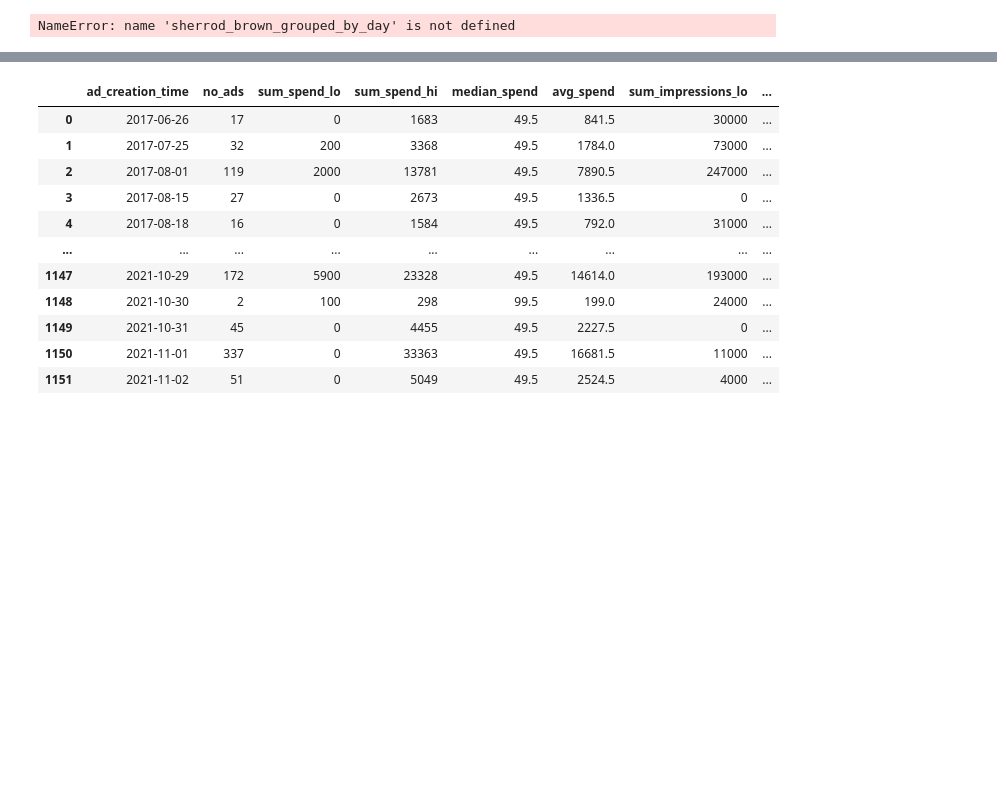
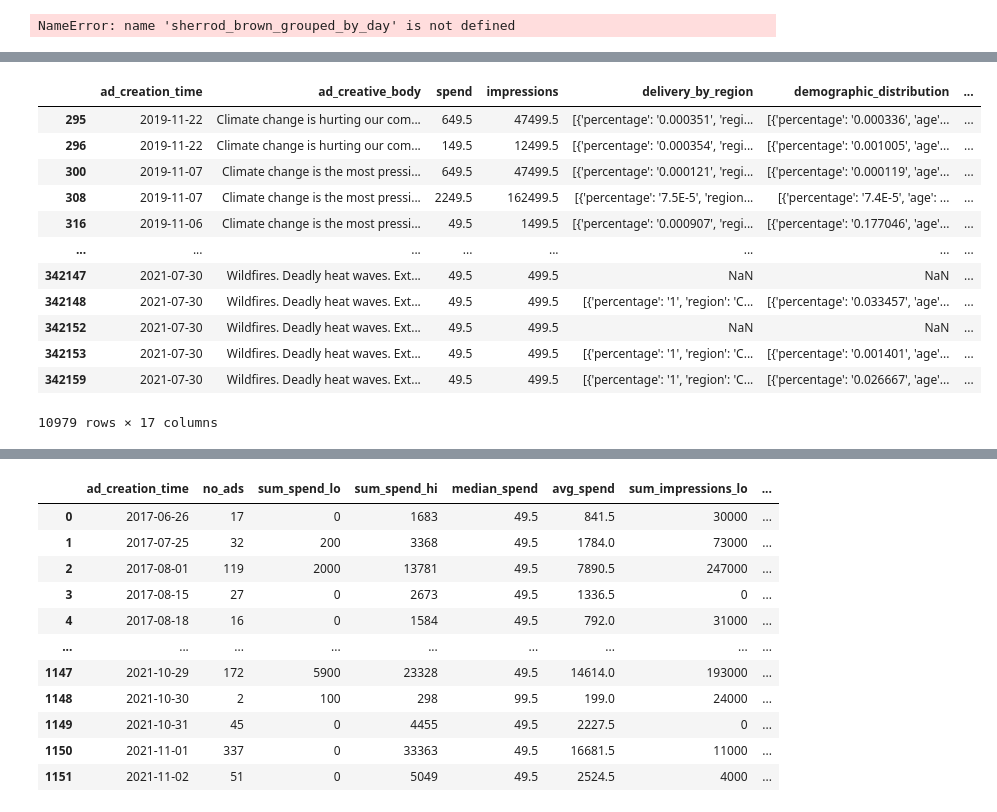
Before and after one commit to lrnz-asnprs/political-ad-api, a Jupyter notebook: notebooks/laurenz_notebook.ipynb, the cells around one changed output, grey strips where cells are left out. Saved outputs shown, nothing was run; the diff lists cells and outputs as text; code cells hidden in the pictures; blank space fills up the shorter version.

```diff
--- a/notebooks/laurenz_notebook.ipynb
+++ b/notebooks/laurenz_notebook.ipynb
@@ -357,0 +406,16 @@ True
+# %%
+climate_ads
+# %% [output]
+|  | ad_creation_time | ad_creative_body | spend | impressions | delivery_by_region | demographic_distribution | ... |
+| 295 | 2019-11-22 | Climate change is hurting our com... | 649.5 | 47499.5 | [{'percentage': '0.000351', 'regi... | [{'percentage': '0.000336', 'age'... | ... |
+| 296 | 2019-11-22 | Climate change is hurting our com... | 149.5 | 12499.5 | [{'percentage': '0.000354', 'regi... | [{'percentage': '0.001005', 'age'... | ... |
+| 300 | 2019-11-07 | Climate change is the most pressi... | 649.5 | 47499.5 | [{'percentage': '0.000121', 'regi... | [{'percentage': '0.000119', 'age'... | ... |
+| 308 | 2019-11-07 | Climate change is the most pressi... | 2249.5 | 162499.5 | [{'percentage': '7.5E-5', 'region... | [{'percentage': '7.4E-5', 'age': ... | ... |
+| 316 | 2019-11-06 | Climate change is the most pressi... | 49.5 | 1499.5 | [{'percentage': '0.000907', 'regi... | [{'percentage': '0.177046', 'age'... | ... |
+| ... | ... | ... | ... | ... | ... | ... | ... |
+| 342147 | 2021-07-30 | Wildfires. Deadly heat waves. Ext... | 49.5 | 499.5 | NaN | NaN | ... |
+| 342148 | 2021-07-30 | Wildfires. Deadly heat waves. Ext... | 49.5 | 499.5 | [{'percentage': '1', 'region': 'C... | [{'percentage': '0.033457', 'age'... | ... |
+| 342152 | 2021-07-30 | Wildfires. Deadly heat waves. Ext... | 49.5 | 499.5 | NaN | NaN | ... |
+| 342153 | 2021-07-30 | Wildfires. Deadly heat waves. Ext... | 49.5 | 499.5 | [{'percentage': '1', 'region': 'C... | [{'percentage': '0.001401', 'age'... | ... |
+| 342159 | 2021-07-30 | Wildfires. Deadly heat waves. Ext... | 49.5 | 499.5 | [{'percentage': '1', 'region': 'C... | [{'percentage': '0.026667', 'age'... | ... |
+10979 rows × 17 columns
```
Also changed, not shown: parts of 10 cells of this notebook, 4 other files.
